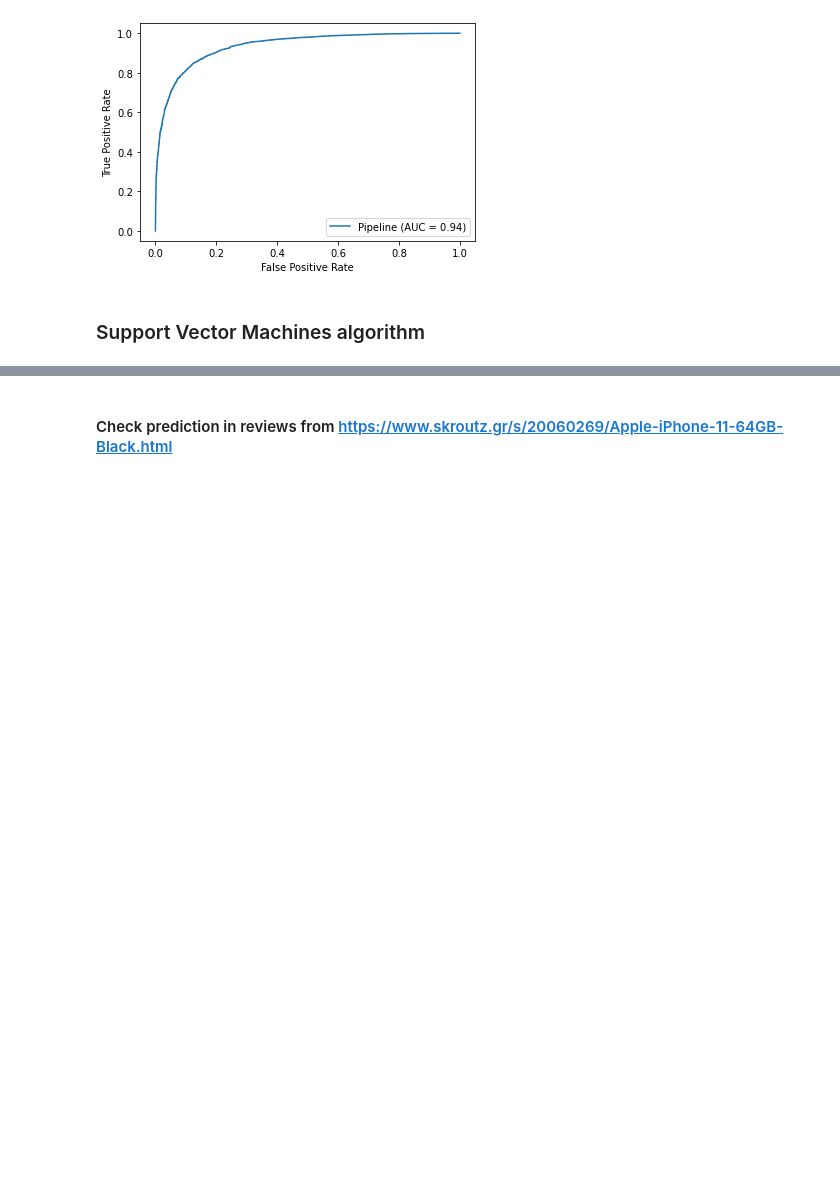
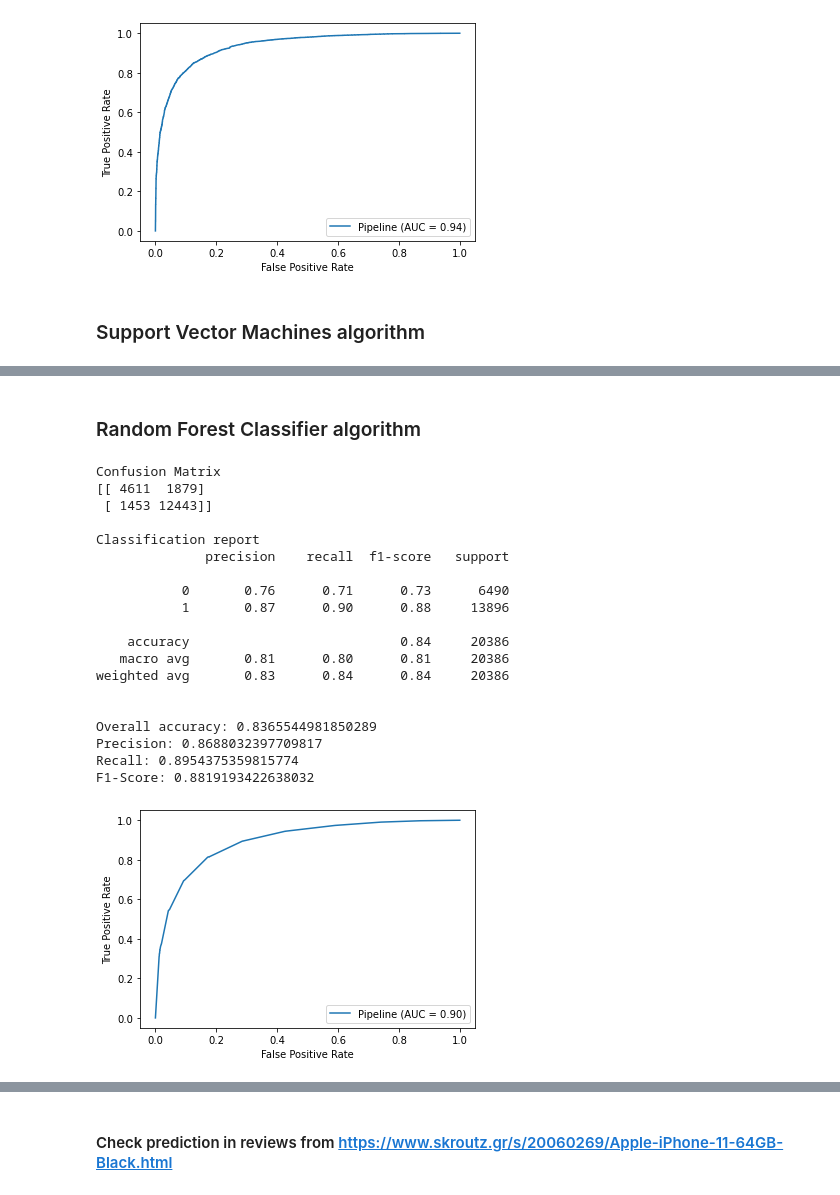
Before and after one commit to JoKoum/Machine-Learning-Project, a Jupyter notebook: Analyze-review-sentiment.ipynb, the cells around one changed output, grey strips where cells are left out. Saved outputs shown, nothing was run; the diff lists cells and outputs as text; code cells hidden in the pictures; blank space fills up the shorter version.

```diff
--- a/Analyze-review-sentiment.ipynb
+++ b/Analyze-review-sentiment.ipynb
@@ -272,7 +274,11 @@ def model_training(X,y,algorithm):
 
     # Calculate the overall accuracy
     accuracy_score = metrics.accuracy_score(y_test,predictions)
-    print('Overall accuracy: {}'.format(accuracy_score))
+    precision = metrics.precision_score(y_test,predictions)
+    recall = metrics.recall_score(y_test,predictions)
+    f1_score = metrics.f1_score(y_test,predictions)
+    print('Overall accuracy: {}\nPrecision: {}\nRecall: {}\nF1-Score: {}'.format(accuracy_score,precision,
+                                                                                 recall,f1_score))
 
     #Plot ROC curve
     metrics.plot_roc_curve(model_clf,X_test,y_test)
@@ -326 +338,27 @@ Overall accuracy: 0.8889924457961346
 [figure]
+# %% [markdown]
+### Random Forest Classifier algorithm
+# %%
+rf = RandomForestClassifier(n_estimators=10)
+text_rf = model_training(X,y,rf)
+# %% [output]
+Confusion Matrix
+[[ 4611  1879]
+ [ 1453 12443]]
+
+Classification report
+              precision    recall  f1-score   support
+
+           0       0.76      0.71      0.73      6490
+           1       0.87      0.90      0.88     13896
+
+    accuracy                           0.84     20386
+   macro avg       0.81      0.80      0.81     20386
+weighted avg       0.83      0.84      0.84     20386
+
+
+Overall accuracy: 0.8365544981850289
+Precision: 0.8688032397709817
+Recall: 0.8954375359815774
+F1-Score: 0.8819193422638032
+[figure, added]
```
Also changed, not shown: parts of 20 cells of this notebook.
